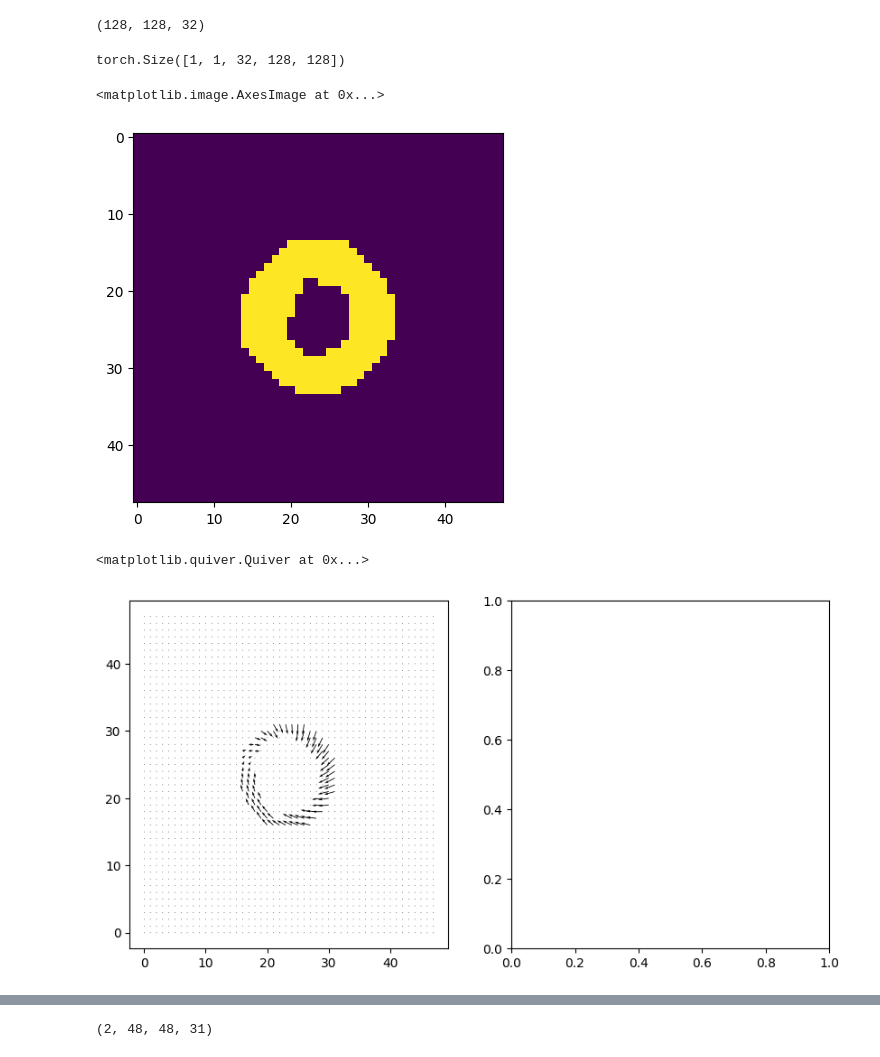
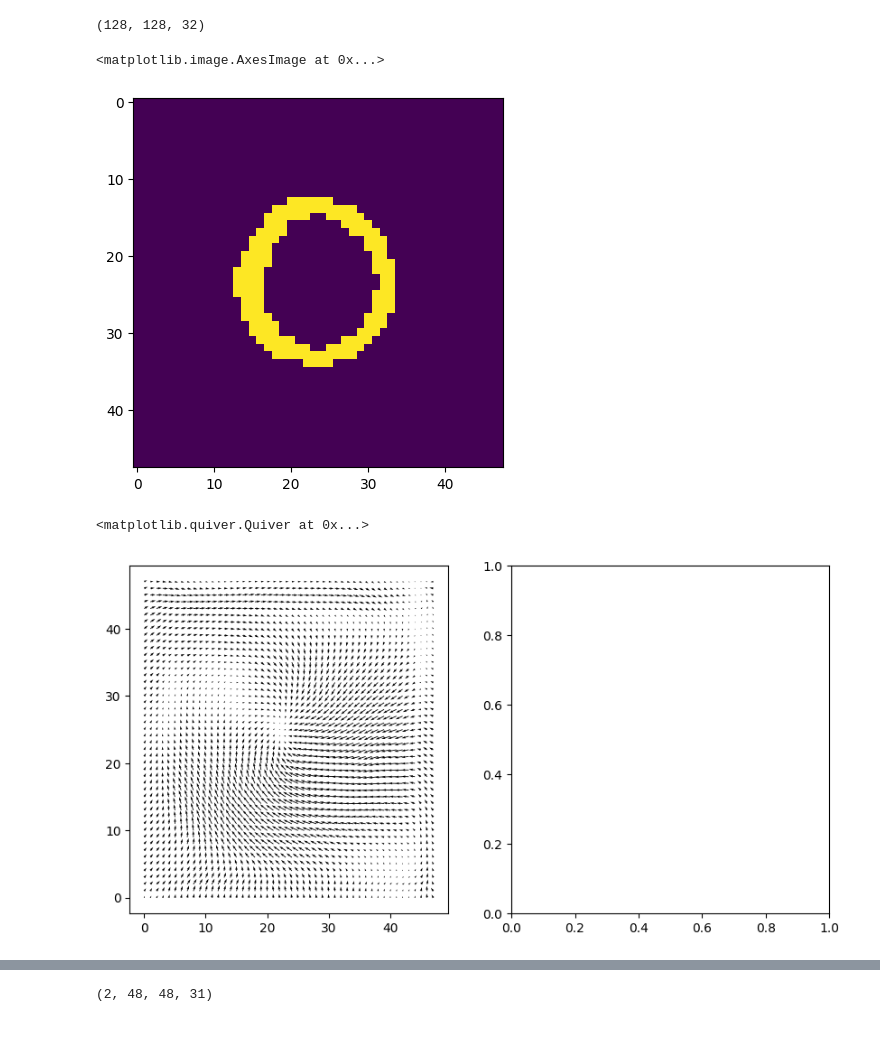
Before and after one commit to jr-xing/LaMoD, a Jupyter notebook: debug/notebooks/2024-11-20-debug-sona-data.ipynb, the cells around one changed output, grey strips where cells are left out. Cells and saved outputs as stored; diff of their text form; code cells hidden in the pictures.

```diff
--- a/debug/notebooks/2024-11-20-debug-sona-data.ipynb
+++ b/debug/notebooks/2024-11-20-debug-sona-data.ipynb
@@ -64,11 +64,12 @@ Loading pretrained model from checkpoints/ours_motion_regression.pth
 # %%
 from skimage.transform import resize
 from skimage.morphology import dilation, disk, closing
-check_data_idx = 0
+check_data_idx = 1
 inference_mask_raw = torch.from_numpy(
     resize(test_data[check_data_idx]['myo_masks'][...,0]>0.5, [48,48], anti_aliasing=False)
 )
-inference_mask = torch.from_numpy(dilation(inference_mask_raw, disk(2)))
+# inference_mask = torch.from_numpy(dilation(inference_mask_raw, disk(2)))
+inference_mask = inference_mask_raw
 # %%
 # inference_mask.shape
 # %%
@@ -84,40 +85,42 @@ inference_input_video_ori_frame = test_data[check_data_idx]['ori_n_frames']
 inference_output_dict = network.inference(
     inference_input_video,
     ori_n_frames=[inference_input_video_ori_frame],
-    skip_diffusion=False)[0]
+    skip_diffusion=True)[0]
 
 # Extract prediction
 inference_disp = inference_output_dict['LaMoD_disp'].detach().cpu() / 2.73
-# %%
-inference_input_video.shape
-# %% [output]
-torch.Size([1, 1, 32, 128, 128])
 # %%
 plt.imshow(inference_mask)
 # %% [output]
 <matplotlib.image.AxesImage at 0x...>
-[figure, old version]
+[figure, new version]
 # %%
 # Visualize
 check_frame_idx = 20
 fig, axs = plt.subplots(1, 2, figsize=(10,5))
 # Prediction
+# axs[0].quiver(
+#     inference_disp[0,0,check_frame_idx]*inference_mask_raw,
+#     inference_disp[0,1,check_frame_idx]*inference_mask_raw,
+#     units='xy',
+#     scale=1
+# )
 axs[0].quiver(
-    inference_disp[0,0,check_frame_idx]*inference_mask_raw,
-    inference_disp[0,1,check_frame_idx]*inference_mask_raw,
+    inference_disp[0,0,check_frame_idx],
+    inference_disp[0,1,check_frame_idx],
     units='xy',
     scale=1
 )
 # DENSE GT
 # axs[1].quiver(
 #     test_data[check_data_idx]['DENSE_disp'][0,check_frame_idx],
 #     test_data[check_data_idx]['DENSE_disp'][1,check_frame_idx],
 #     units='xy',
 #     scale=1
 # )
 # %% [output]
 <matplotlib.quiver.Quiver at 0x...>
-[figure, old version]
+[figure, new version]
 # %%
 from modules.data.processing.strain_analysis.pixelstrain import pixelstrain
 
```
Also changed, not shown: parts of 3 cells of this notebook, 16 other files.
